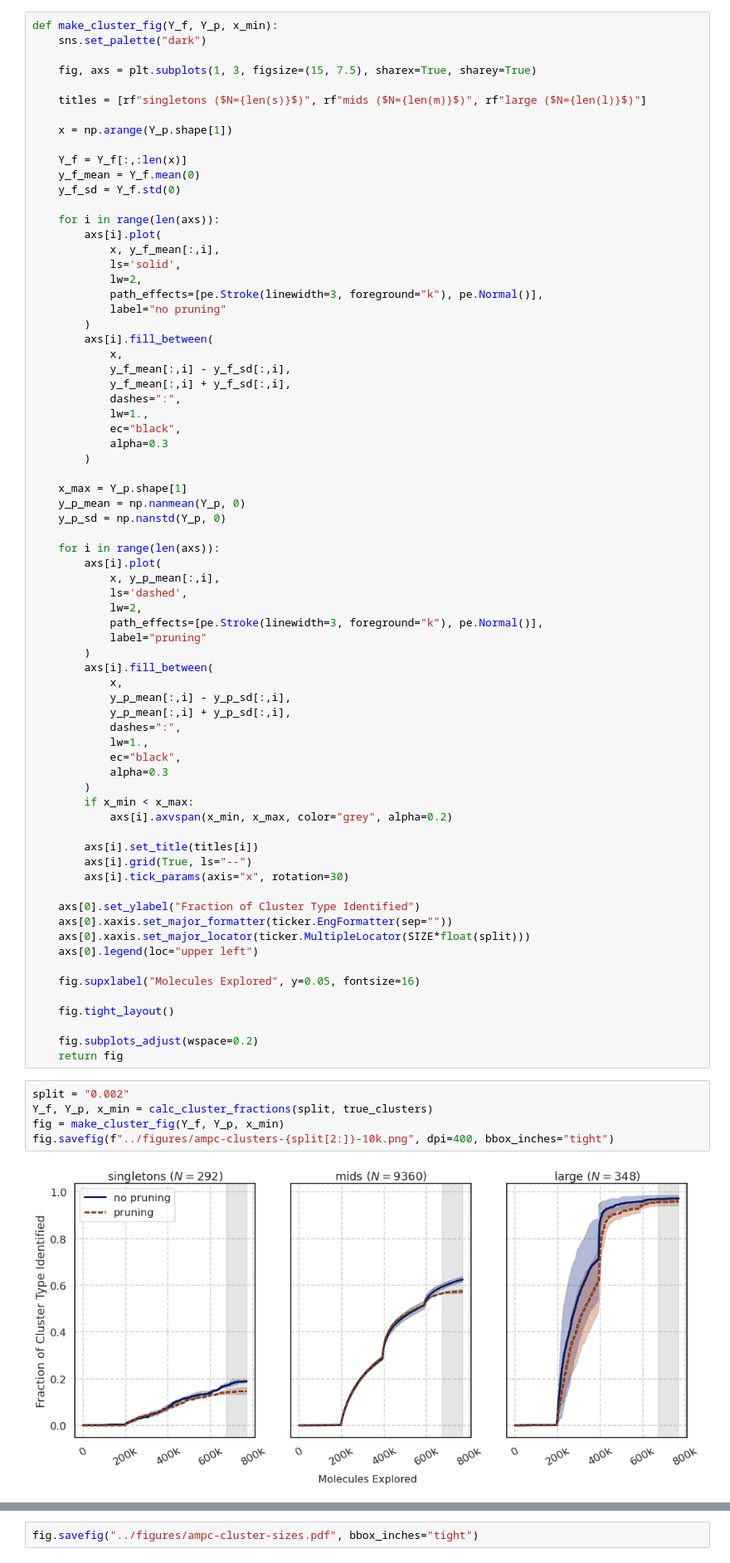
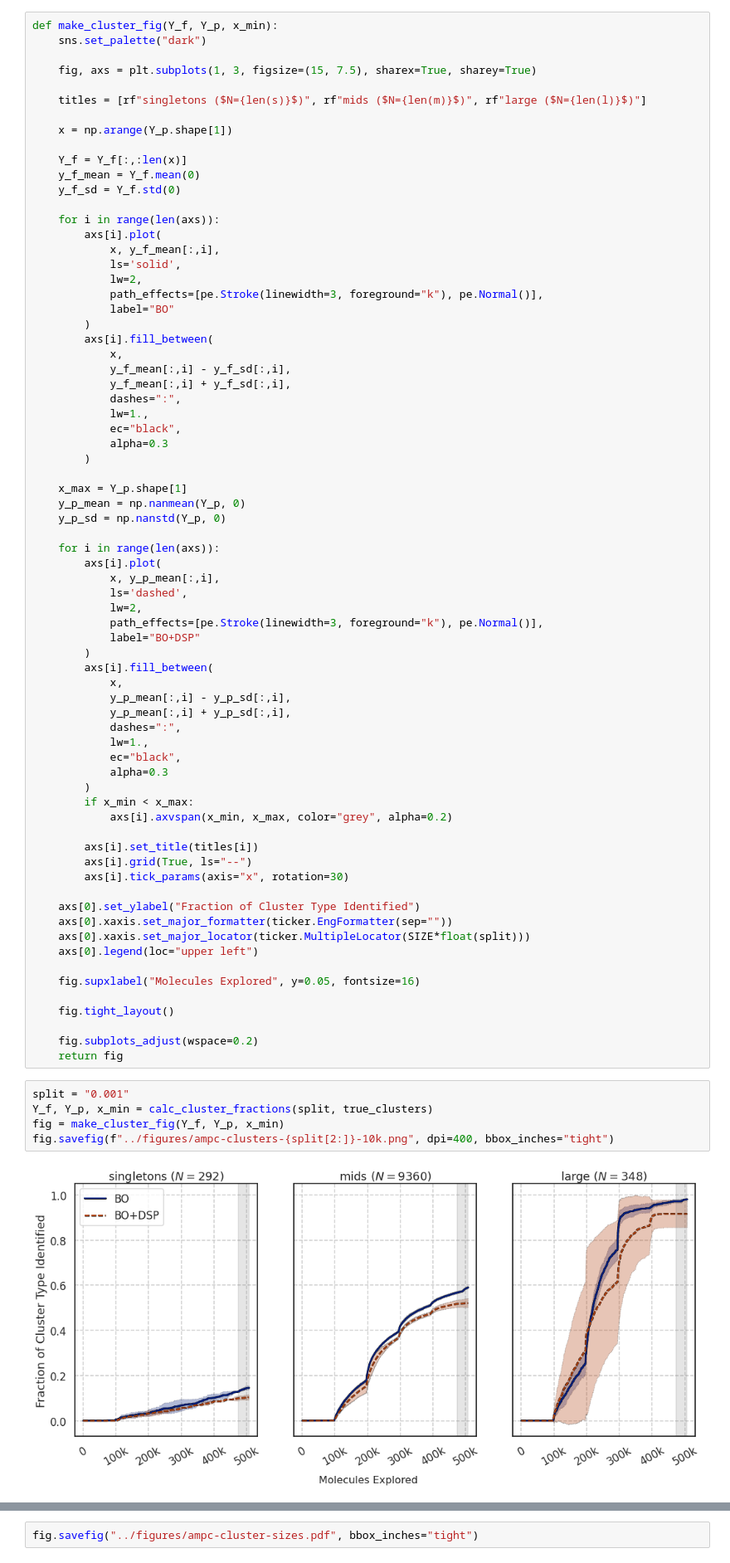
Before and after one commit to coleygroup/molpal, a Jupyter notebook: notebooks/ampc-si.ipynb, the cells around one changed output, grey strips where cells are left out. Shown: that part at 83% size. Drawn from its saved outputs; the diff is of its cells as text.

```diff
--- a/notebooks/ampc-si.ipynb
+++ b/notebooks/ampc-si.ipynb
@@ -154,7 +154,7 @@ def make_cluster_fig(Y_f, Y_p, x_min):
             ls='solid',
             lw=2,
             path_effects=[pe.Stroke(linewidth=3, foreground="k"), pe.Normal()],
-            label="no pruning"
+            label="BO"
         )
         axs[i].fill_between(
             x,
@@ -176,7 +176,7 @@ def make_cluster_fig(Y_f, Y_p, x_min):
             ls='dashed',
             lw=2,
             path_effects=[pe.Stroke(linewidth=3, foreground="k"), pe.Normal()],
-            label="pruning"
+            label="BO+DSP"
         )
         axs[i].fill_between(
             x,
@@ -206,12 +206,12 @@ def make_cluster_fig(Y_f, Y_p, x_min):
     fig.subplots_adjust(wspace=0.2)
     return fig
 # %%
-split = "0.002"
+split = "0.001"
 Y_f, Y_p, x_min = calc_cluster_fractions(split, true_clusters)
 fig = make_cluster_fig(Y_f, Y_p, x_min)
 fig.savefig(f"../figures/ampc-clusters-{split[2:]}-10k.png", dpi=400, bbox_inches="tight")
 # %% [output]
-[figure, old version]
+[figure, new version]
 # %%
 fig, ax = plt.subplots(1, 1, figsize=(10, 6))
 
```
Also changed, not shown: parts of 1 cell of this notebook, 3 other files.
